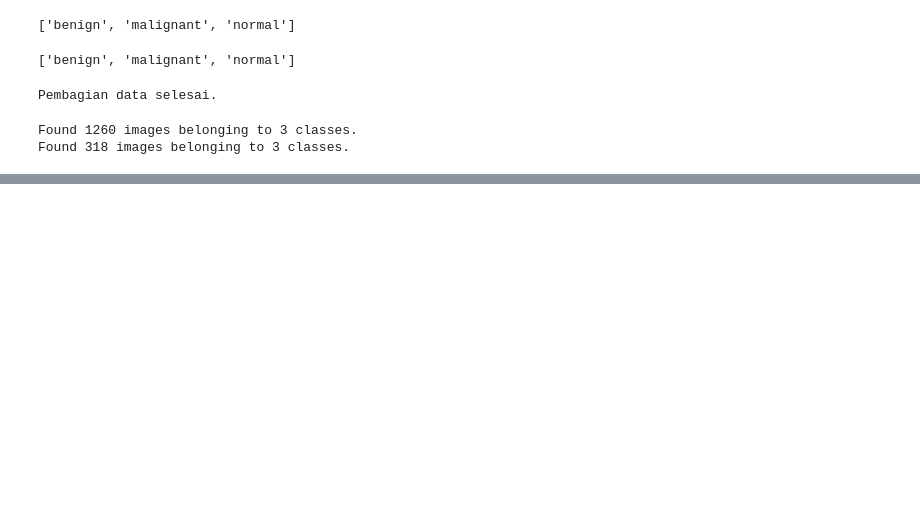
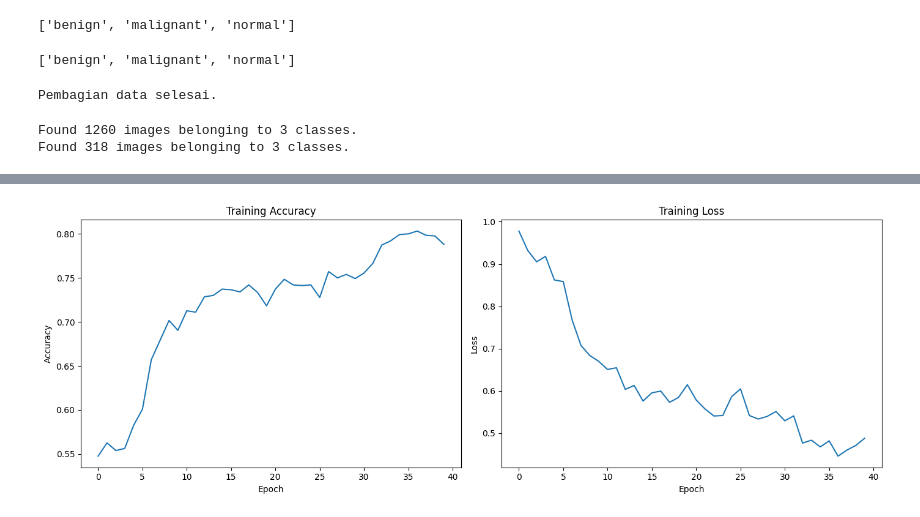
Before and after one commit to royhankamil/MammoMind, a Jupyter notebook: breast_cancer_by_image.ipynb, the cells around one changed output, grey strips where cells are left out. Cells and saved outputs as stored; diff of their text form; code cells hidden in the pictures; blank space fills up the shorter version.

```diff
--- a/breast_cancer_by_image.ipynb
+++ b/breast_cancer_by_image.ipynb
@@ -159,8 +189,7 @@ history = model.fit(
     train_generator,
     epochs=40,                   # jumlah epoch, bisa ditambah sesuai kebutuhan
     validation_data=validation_generator,
-    verbose=2,
-    callbacks=[early_stopping]
+    verbose=2
 )
 # %% [output]
 Epoch 1/40
@@ -180,0 +212,28 @@ Validation Accuracy: 33.33%
+# %%
+accuracy = history.history['accuracy']
+loss = history.history['loss']
+epochs = range(len(accuracy))
+
+# Convert accuracy and loss to a DataFrame for easier plotting with Seaborn
+history_df = pd.DataFrame({
+    'Epoch': epochs,
+    'Accuracy': accuracy,
+    'Loss': loss
+})
+
+# Create subplots to place the plots side by side
+fig, axes = plt.subplots(1, 2, figsize=(14, 5))
+
+# Plot training accuracy using Seaborn
+sns.lineplot(data=history_df, x='Epoch', y='Accuracy', ax=axes[0])
+axes[0].set_title('Training Accuracy')
+
+# Plot training loss using Seaborn
+sns.lineplot(data=history_df, x='Epoch', y='Loss', ax=axes[1])
+axes[1].set_title('Training Loss')
+
+# Display the plots
+plt.tight_layout()
+plt.show()
+# %% [output]
+[figure, added]
```
Also changed, not shown: parts of 10 cells of this notebook, 1 other file.
